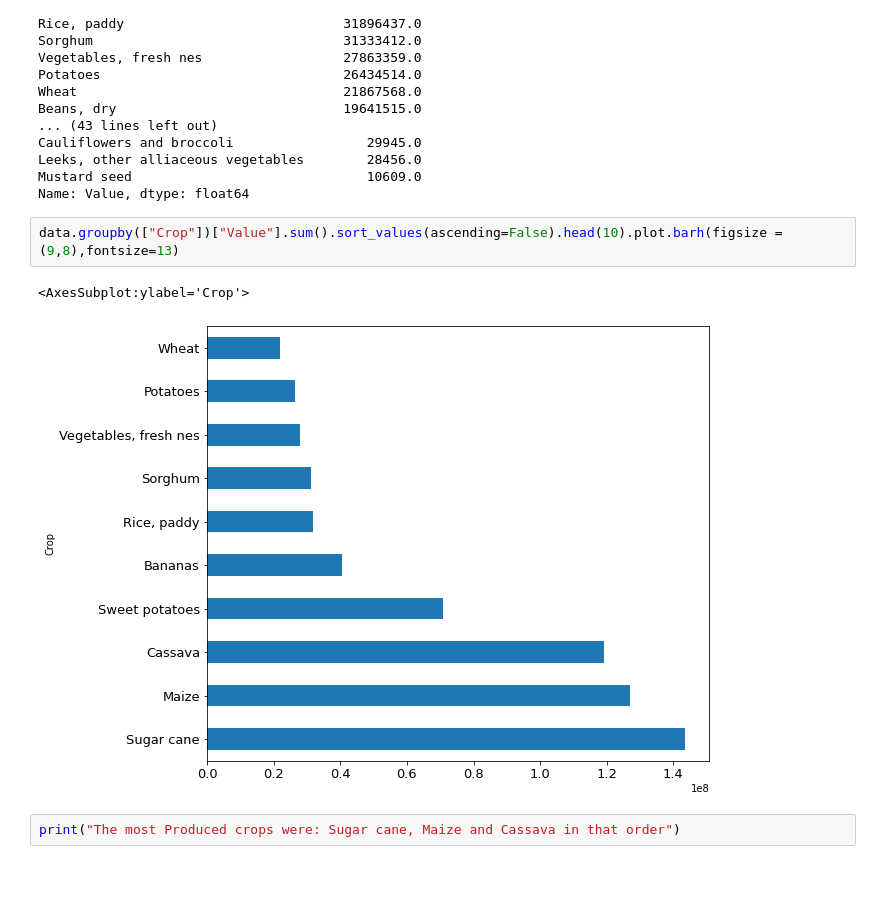
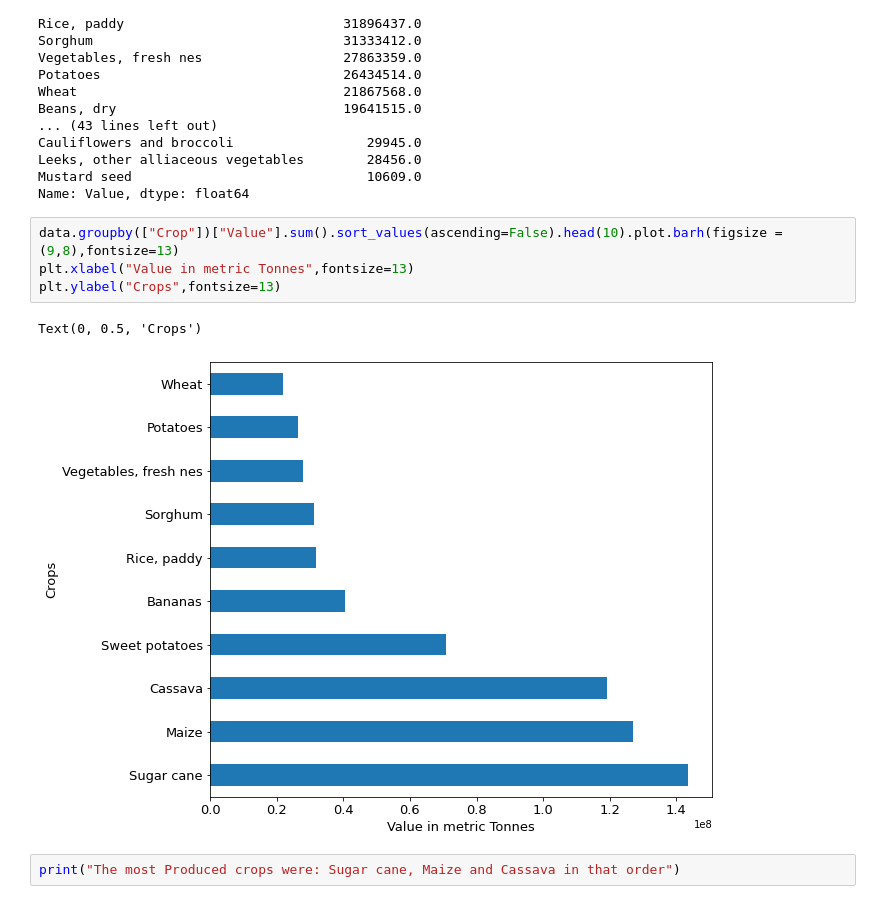
Before and after one commit to MuchereShawn/Jenga_Final_Project, a Jupyter notebook: Final_Project.ipynb, the cells around one changed output. Cells and saved outputs as stored; diff of their text form; blank space fills up the shorter version.

```diff
--- a/Final_Project.ipynb
+++ b/Final_Project.ipynb
@@ -197,9 +239,11 @@ Mustard seed                              10609.0
 Name: Value, dtype: float64
 # %%
 data.groupby(["Crop"])["Value"].sum().sort_values(ascending=False).head(10).plot.barh(figsize = (9,8),fontsize=13)
+plt.xlabel("Value in metric Tonnes",fontsize=13)
+plt.ylabel("Crops",fontsize=13)
 # %% [output]
-<AxesSubplot:ylabel='Crop'>
+Text(0, 0.5, 'Crops')
-[figure, old version]
+[figure, new version]
 # %%
 print("The most Produced crops were: Sugar cane, Maize and Cassava in that order")
 # %% [output]
```
Also changed, not shown: parts of 10 cells of this notebook.
